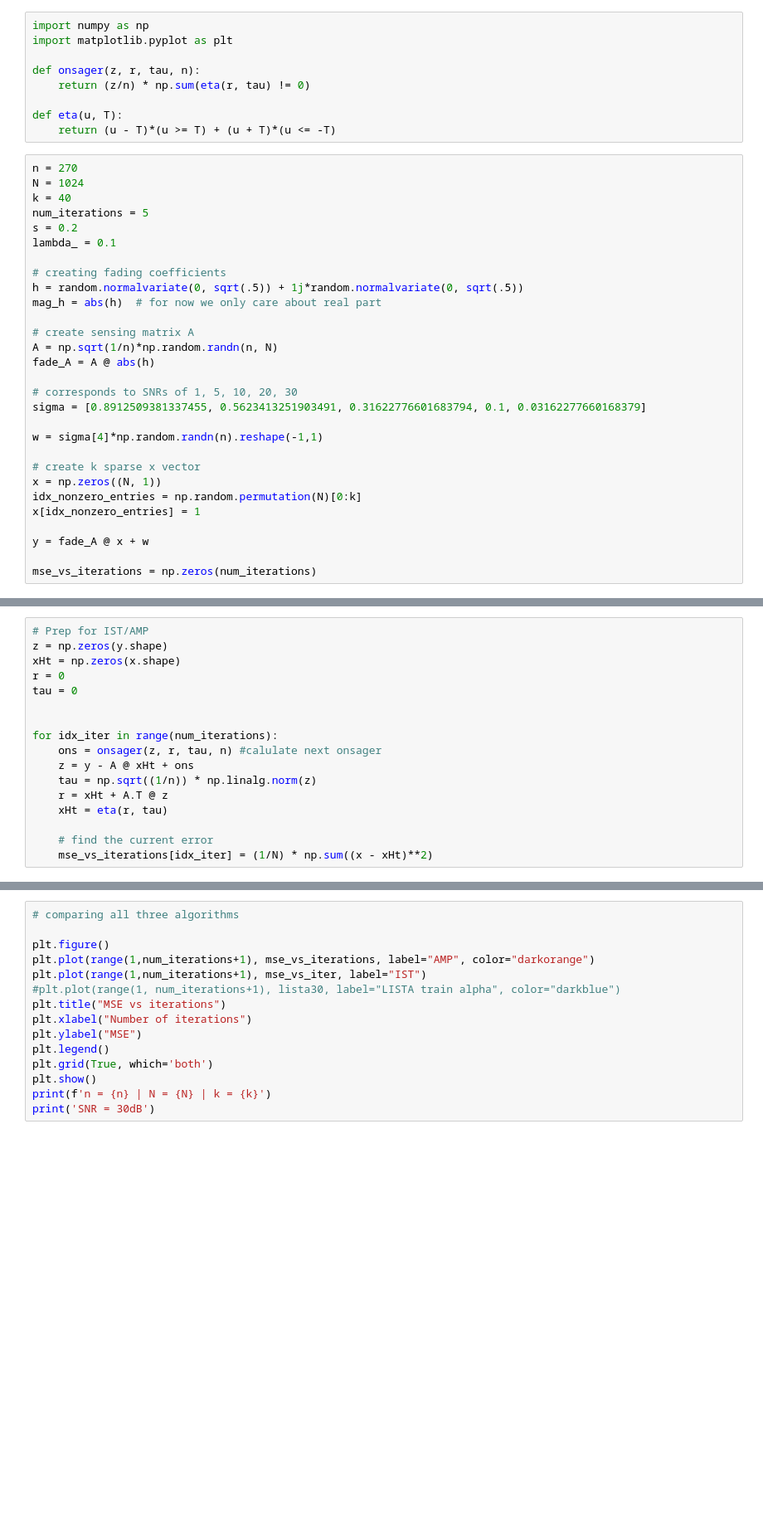
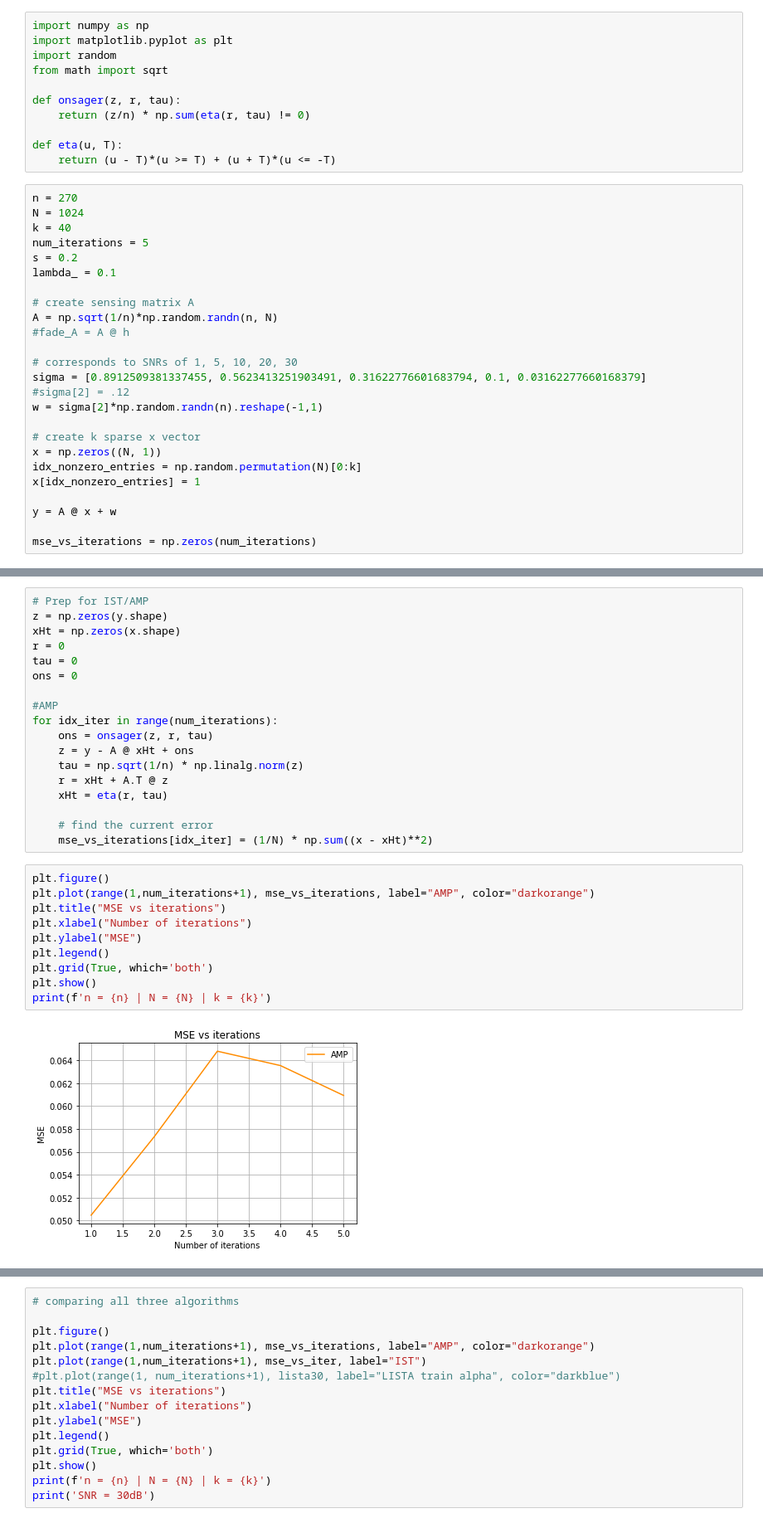
Before and after one commit to hollynroper/URS-22-23, a Jupyter notebook: IST, AMP vs iterations.ipynb, the cells around one changed output, grey strips where cells are left out. Shown: that part at 83% size. Cells and saved outputs as stored; diff of their text form; blank space fills up the shorter version.

```diff
--- a/IST, AMP vs iterations.ipynb
+++ b/IST, AMP vs iterations.ipynb
@@ -1,8 +1,10 @@
 # %%
 import numpy as np
 import matplotlib.pyplot as plt
+import random
+from math import sqrt
 
-def onsager(z, r, tau, n):
+def onsager(z, r, tau):
     return (z/n) * np.sum(eta(r, tau) != 0)
 
 def eta(u, T):
@@ -15,24 +17,20 @@ num_iterations = 5
 s = 0.2
 lambda_ = 0.1
 
-# creating fading coefficients
-h = random.normalvariate(0, sqrt(.5)) + 1j*random.normalvariate(0, sqrt(.5))
-mag_h = abs(h)  # for now we only care about real part
-
 # create sensing matrix A
 A = np.sqrt(1/n)*np.random.randn(n, N)
-fade_A = A @ abs(h)
+#fade_A = A @ h
 
 # corresponds to SNRs of 1, 5, 10, 20, 30
 sigma = [0.8912509381337455, 0.5623413251903491, 0.31622776601683794, 0.1, 0.03162277660168379]
-
-w = sigma[4]*np.random.randn(n).reshape(-1,1)
+#sigma[2] = .12
+w = sigma[2]*np.random.randn(n).reshape(-1,1)
 
 # create k sparse x vector
 x = np.zeros((N, 1))
 idx_nonzero_entries = np.random.permutation(N)[0:k]
 x[idx_nonzero_entries] = 1
 
-y = fade_A @ x + w
+y = A @ x + w
 
 mse_vs_iterations = np.zeros(num_iterations)
@@ -42,14 +51,27 @@ z = np.zeros(y.shape)
 xHt = np.zeros(x.shape)
 r = 0
 tau = 0
+ons = 0
 
-
+#AMP
 for idx_iter in range(num_iterations):
-    ons = onsager(z, r, tau, n) #calulate next onsager
+    ons = onsager(z, r, tau)
     z = y - A @ xHt + ons
-    tau = np.sqrt((1/n)) * np.linalg.norm(z)
+    tau = np.sqrt(1/n) * np.linalg.norm(z)
     r = xHt + A.T @ z
     xHt = eta(r, tau)
 
     # find the current error
     mse_vs_iterations[idx_iter] = (1/N) * np.sum((x - xHt)**2)
+# %%
+plt.figure()
+plt.plot(range(1,num_iterations+1), mse_vs_iterations, label="AMP", color="darkorange")
+plt.title("MSE vs iterations")
+plt.xlabel("Number of iterations")
+plt.ylabel("MSE")
+plt.legend()
+plt.grid(True, which='both')
+plt.show()
+print(f'n = {n} | N = {N} | k = {k}')
+# %% [output]
+[figure, added]
```
Also changed, not shown: parts of 11 cells of this notebook, 2 other files.
